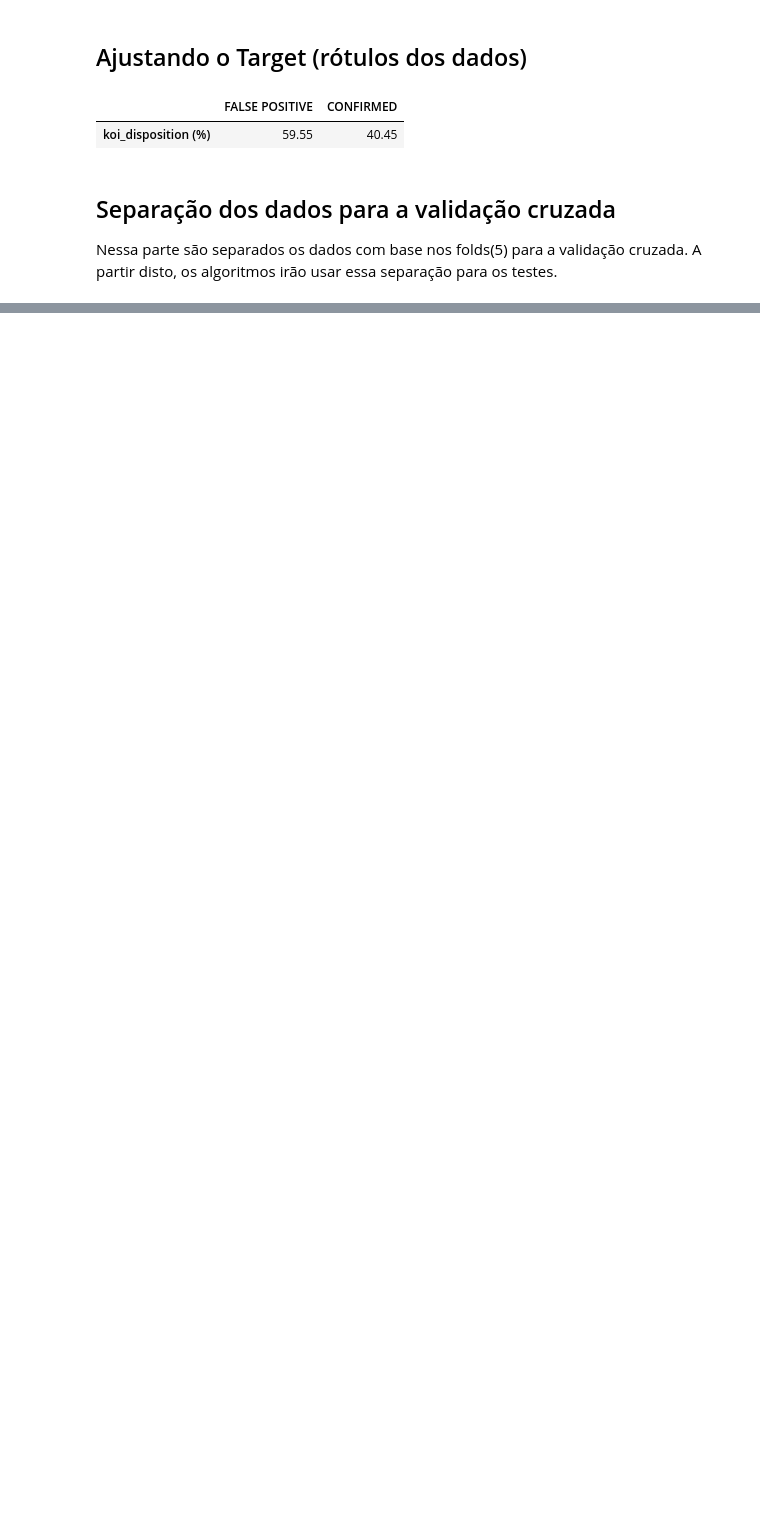
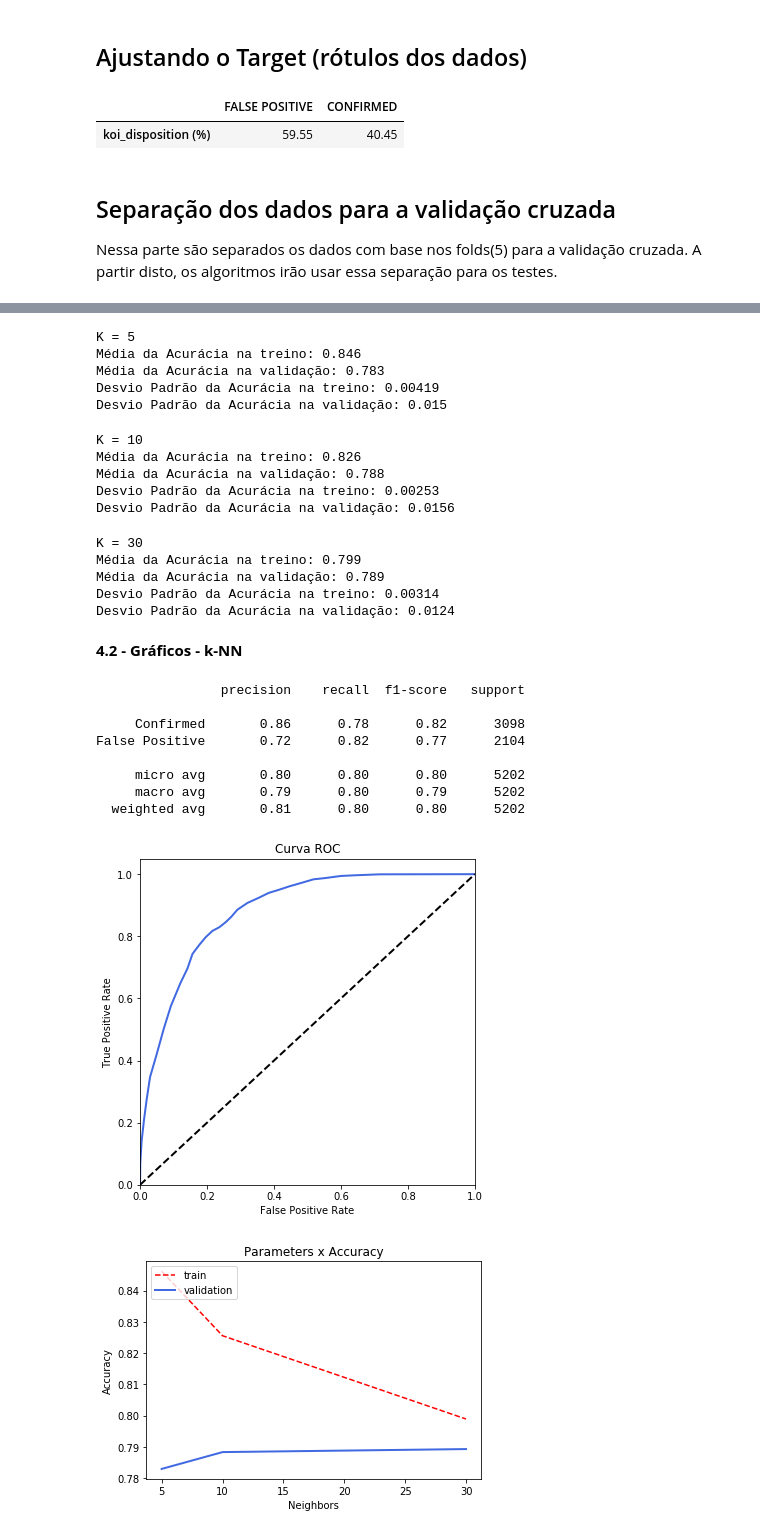
Before and after one commit to danielkansaon/MachineLearning, a Jupyter notebook: TP1/tp1.ipynb, the cells around one changed output, grey strips where cells are left out. Saved outputs shown, nothing was run; the diff lists cells and outputs as text; code cells hidden in the pictures; blank space fills up the shorter version.

```diff
--- a/TP1/tp1.ipynb
+++ b/TP1/tp1.ipynb
@@ -234,0 +373,19 @@ Desvio Padrão da Acurácia na validação: 0.0131
+# %%
+def calc_k_nn(k):
+    train_acc = []
+    val_acc = []
+
+    print("K = {}".format(k))
+    clf = neighbors.KNeighborsClassifier(n_neighbors=k)
+
+    for i in range(0, K_FOLD):
+        clf = clf.fit(x_train[i], y_train[i])
+        train_acc.append(clf.score(x_train[i], y_train[i]))
+        val_acc.append(clf.score(x_validation[i], y_validation[i]))
+
+    print("Média da Acurácia na treino: {:.3}".format(np.average(train_acc)))
+    print("Média da Acurácia na validação: {:.3}".format(np.average(val_acc)))
+    print("Desvio Padrão da Acurácia na treino: {:.3}".format(statistics.stdev(train_acc)))
+    print("Desvio Padrão da Acurácia na validação: {:.3}".format(statistics.stdev(val_acc)))
+
+    return clf, np.average(train_acc), np.average(val_acc)
@@ -234,0 +394,49 @@ Desvio Padrão da Acurácia na validação: 0.0131
+# %%
+v_knn_acc_train = []
+v_knn_acc_test = []
+
+clf, acc_train, acc_test = calc_k_nn(5)
+v_knn_acc_train.append(acc_train)
+v_knn_acc_test.append(acc_test)
+# %% [output]
+K = 5
+Média da Acurácia na treino: 0.846
+Média da Acurácia na validação: 0.783
+Desvio Padrão da Acurácia na treino: 0.00419
+Desvio Padrão da Acurácia na validação: 0.015
+# %%
+clf, acc_train, acc_test = calc_k_nn(10)
+v_knn_acc_train.append(acc_train)
+v_knn_acc_test.append(acc_test)
+# %% [output]
+K = 10
+Média da Acurácia na treino: 0.826
+Média da Acurácia na validação: 0.788
+Desvio Padrão da Acurácia na treino: 0.00253
+Desvio Padrão da Acurácia na validação: 0.0156
+# %%
+clf, acc_train, acc_test = calc_k_nn(30)
+v_knn_acc_train.append(acc_train)
+v_knn_acc_test.append(acc_test)
+# %% [output]
+K = 30
+Média da Acurácia na treino: 0.799
+Média da Acurácia na validação: 0.789
+Desvio Padrão da Acurácia na treino: 0.00314
+Desvio Padrão da Acurácia na validação: 0.0124
+# %% [markdown]
+**4.2 - Gráficos - k-NN**
+# %%
+show_results(clf)
+plot_accuracyXparams([5, 10, 30], v_knn_acc_train, v_knn_acc_test, "Neighbors")
+# %% [output]
+                precision    recall  f1-score   support
+
+     Confirmed       0.86      0.78      0.82      3098
+False Positive       0.72      0.82      0.77      2104
+
+     micro avg       0.80      0.80      0.80      5202
+     macro avg       0.79      0.80      0.79      5202
+  weighted avg       0.81      0.80      0.80      5202
+[figure, added]
+[figure, added]
```
Also changed, not shown: parts of 71 cells of this notebook.
